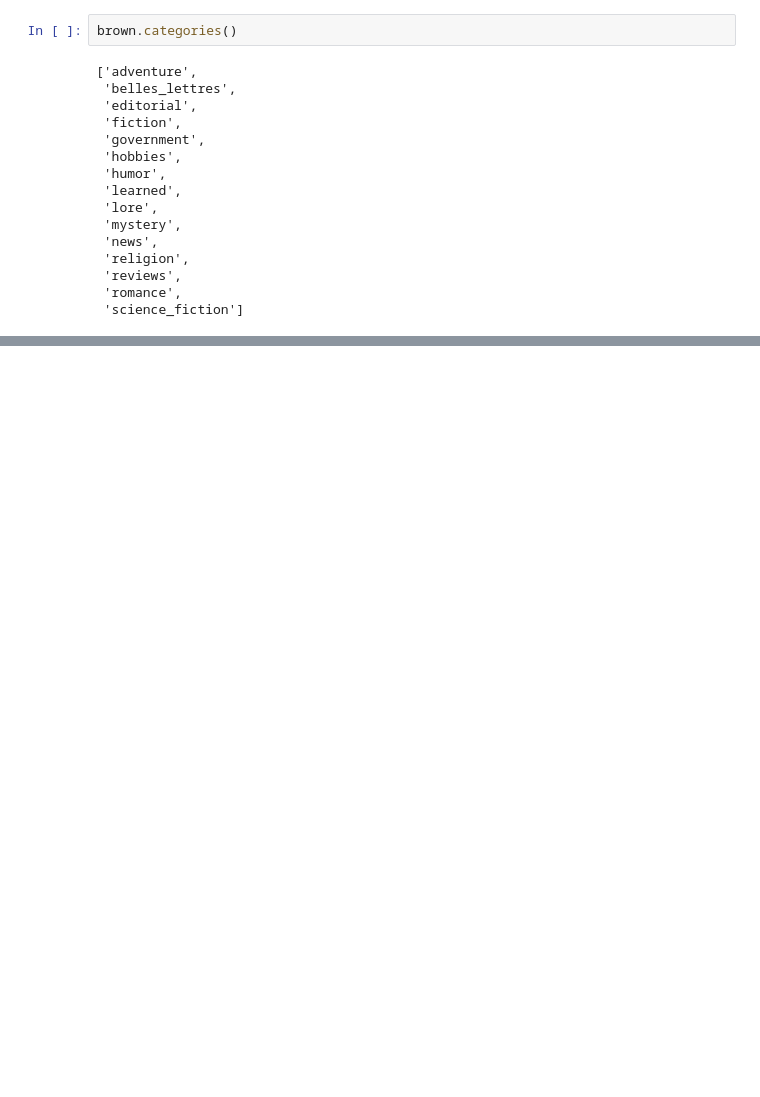
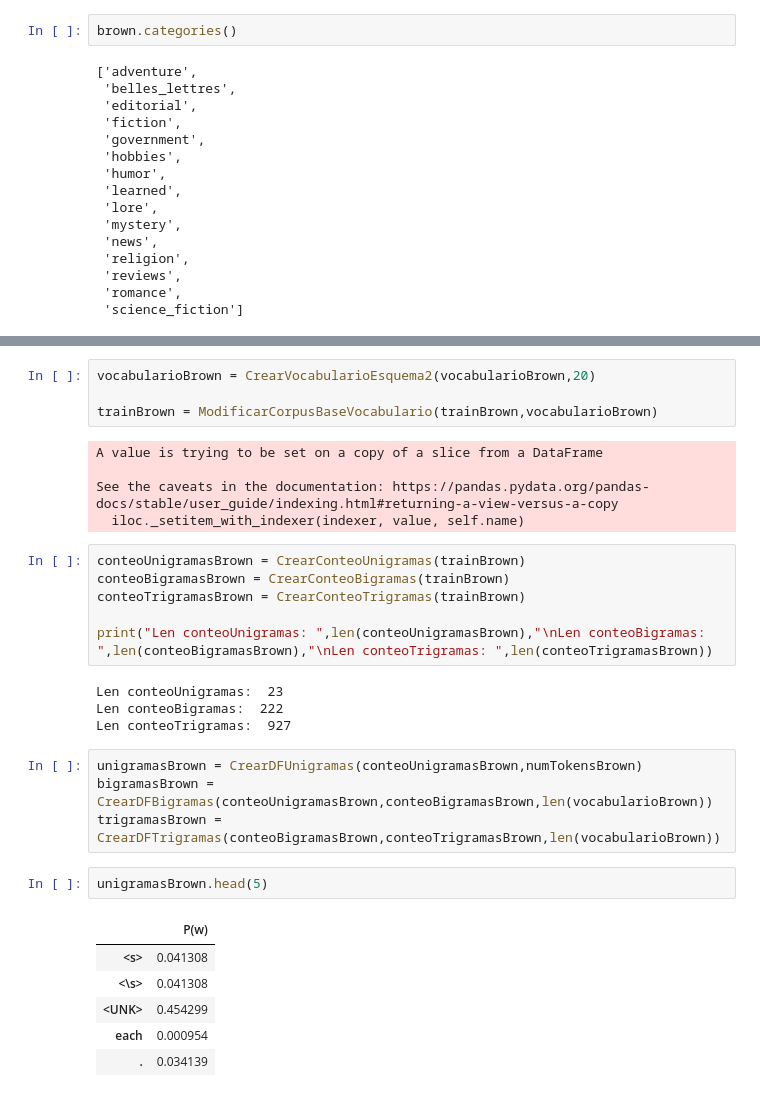
Before and after one commit to johedan20012/Mineria-de-texto, a Jupyter notebook: Zipf_Ngramas/Wiki_Zipf.ipynb, the cells around one changed output, grey strips where cells are left out. Saved outputs shown, nothing was run; the diff lists cells and outputs as text; blank space fills up the shorter version.

```diff
--- a/Zipf_Ngramas/Wiki_Zipf.ipynb
+++ b/Zipf_Ngramas/Wiki_Zipf.ipynb
@@ -1068,0 +942,32 @@ len(corpusBrown)
+# %%
+vocabularioBrown = CrearVocabularioEsquema2(vocabularioBrown,20)
+
+trainBrown = ModificarCorpusBaseVocabulario(trainBrown,vocabularioBrown)
+# %% [output]
+A value is trying to be set on a copy of a slice from a DataFrame
+
+See the caveats in the documentation: https://pandas.pydata.org/pandas-docs/stable/user_guide/indexing.html#returning-a-view-versus-a-copy
+  iloc._setitem_with_indexer(indexer, value, self.name)
+# %%
+conteoUnigramasBrown = CrearConteoUnigramas(trainBrown)
+conteoBigramasBrown = CrearConteoBigramas(trainBrown)
+conteoTrigramasBrown = CrearConteoTrigramas(trainBrown)
+
+print("Len conteoUnigramas: ",len(conteoUnigramasBrown),"\nLen conteoBigramas: ",len(conteoBigramasBrown),"\nLen conteoTrigramas: ",len(conteoTrigramasBrown))
+# %% [output]
+Len conteoUnigramas:  23
+Len conteoBigramas:  222
+Len conteoTrigramas:  927
+# %%
+unigramasBrown = CrearDFUnigramas(conteoUnigramasBrown,numTokensBrown)
+bigramasBrown = CrearDFBigramas(conteoUnigramasBrown,conteoBigramasBrown,len(vocabularioBrown))
+trigramasBrown = CrearDFTrigramas(conteoBigramasBrown,conteoTrigramasBrown,len(vocabularioBrown))
+# %%
+unigramasBrown.head(5)
+# %% [output]
+|  | P(w) |
+| <s> | 0.041308 |
+| <\s> | 0.041308 |
+| <UNK> | 0.454299 |
+| each | 0.000954 |
+| . | 0.034139 |
```
Also changed, not shown: parts of 116 cells of this notebook.
